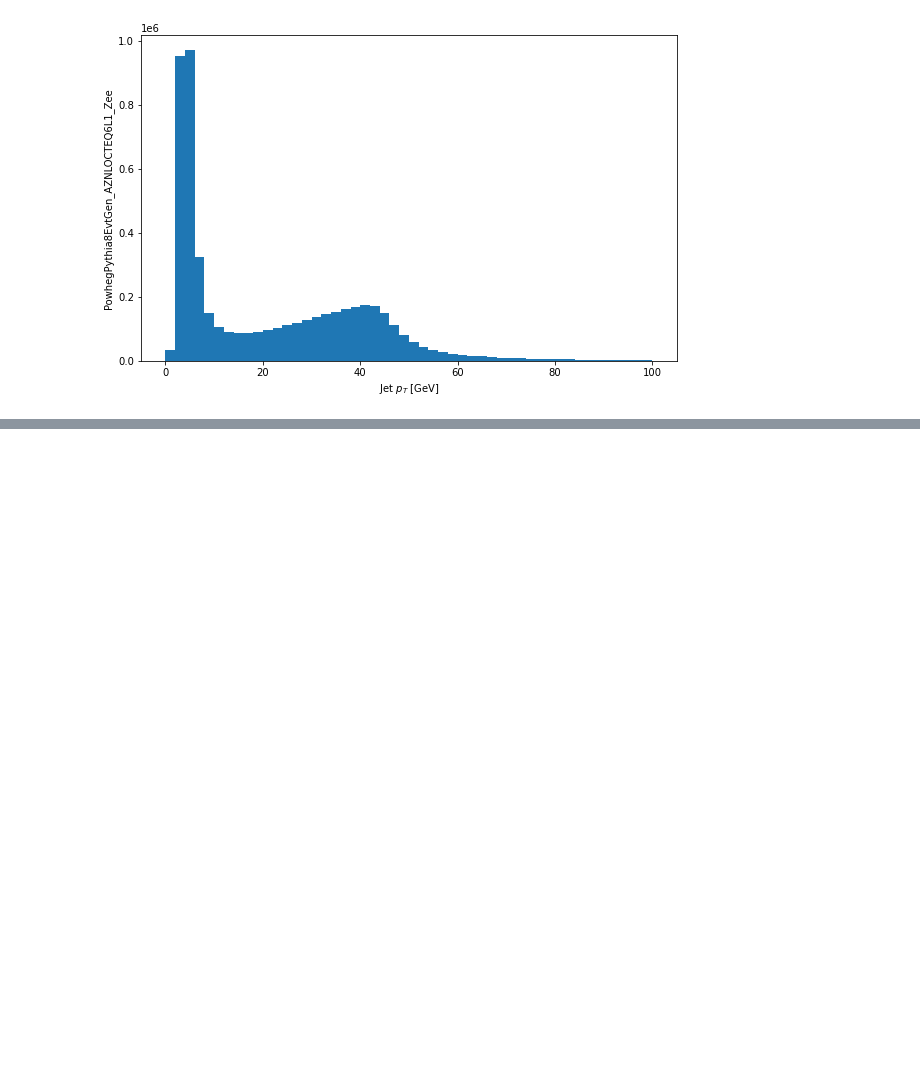
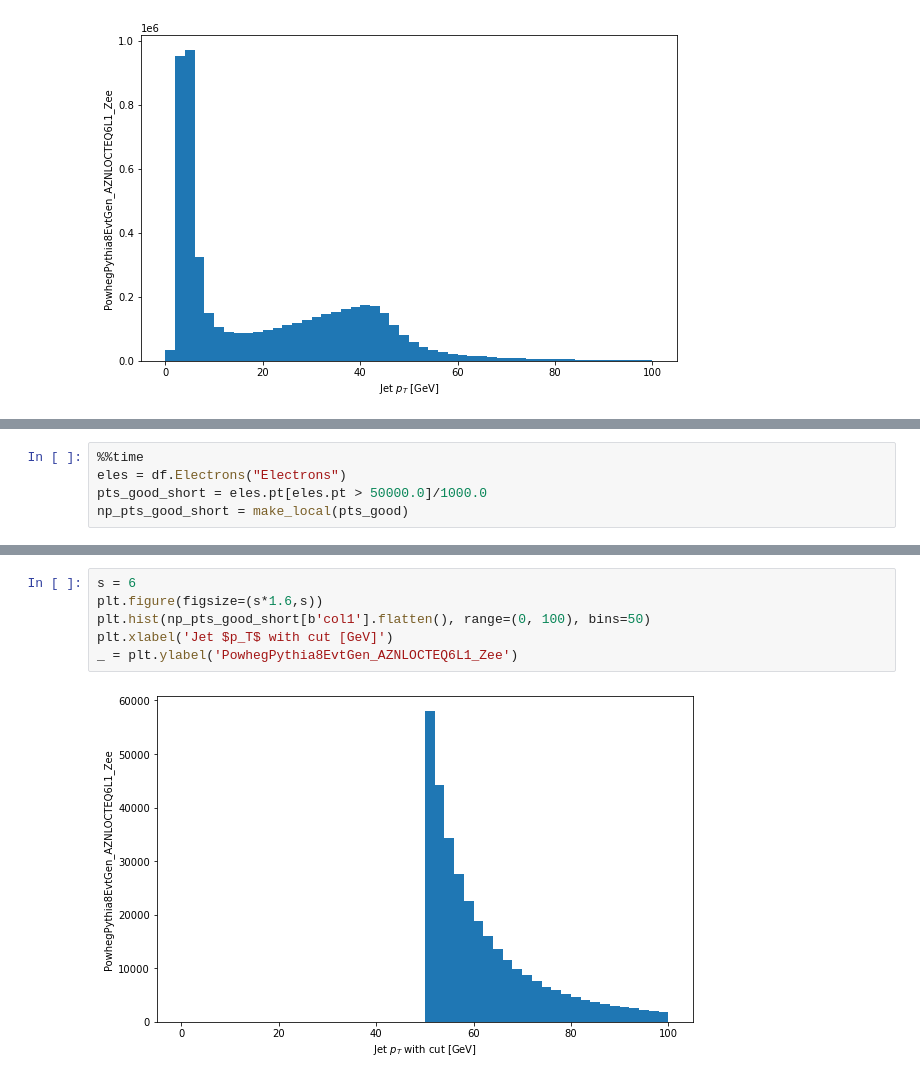
Before and after one commit to gordonwatts/hep_tables, a Jupyter notebook: notebooks/01 - Demo.ipynb, the cells around one changed output, grey strips where cells are left out. Saved outputs shown, nothing was run; the diff lists cells and outputs as text; blank space fills up the shorter version.

```diff
--- a/notebooks/01 - Demo.ipynb
+++ b/notebooks/01 - Demo.ipynb
@@ -59,0 +80,5 @@ _ = plt.ylabel('PowhegPythia8EvtGen_AZNLOCTEQ6L1_Zee')
+# %%
+%%time
+eles = df.Electrons("Electrons")
+pts_good_short = eles.pt[eles.pt > 50000.0]/1000.0
+np_pts_good_short = make_local(pts_good)
@@ -59,0 +87,8 @@ _ = plt.ylabel('PowhegPythia8EvtGen_AZNLOCTEQ6L1_Zee')
+# %%
+s = 6
+plt.figure(figsize=(s*1.6,s))
+plt.hist(np_pts_good_short[b'col1'].flatten(), range=(0, 100), bins=50)
+plt.xlabel('Jet $p_T$ with cut [GeV]')
+_ = plt.ylabel('PowhegPythia8EvtGen_AZNLOCTEQ6L1_Zee')
+# %% [output]
+[figure, added]
```
Also changed, not shown: parts of 7 cells of this notebook.
